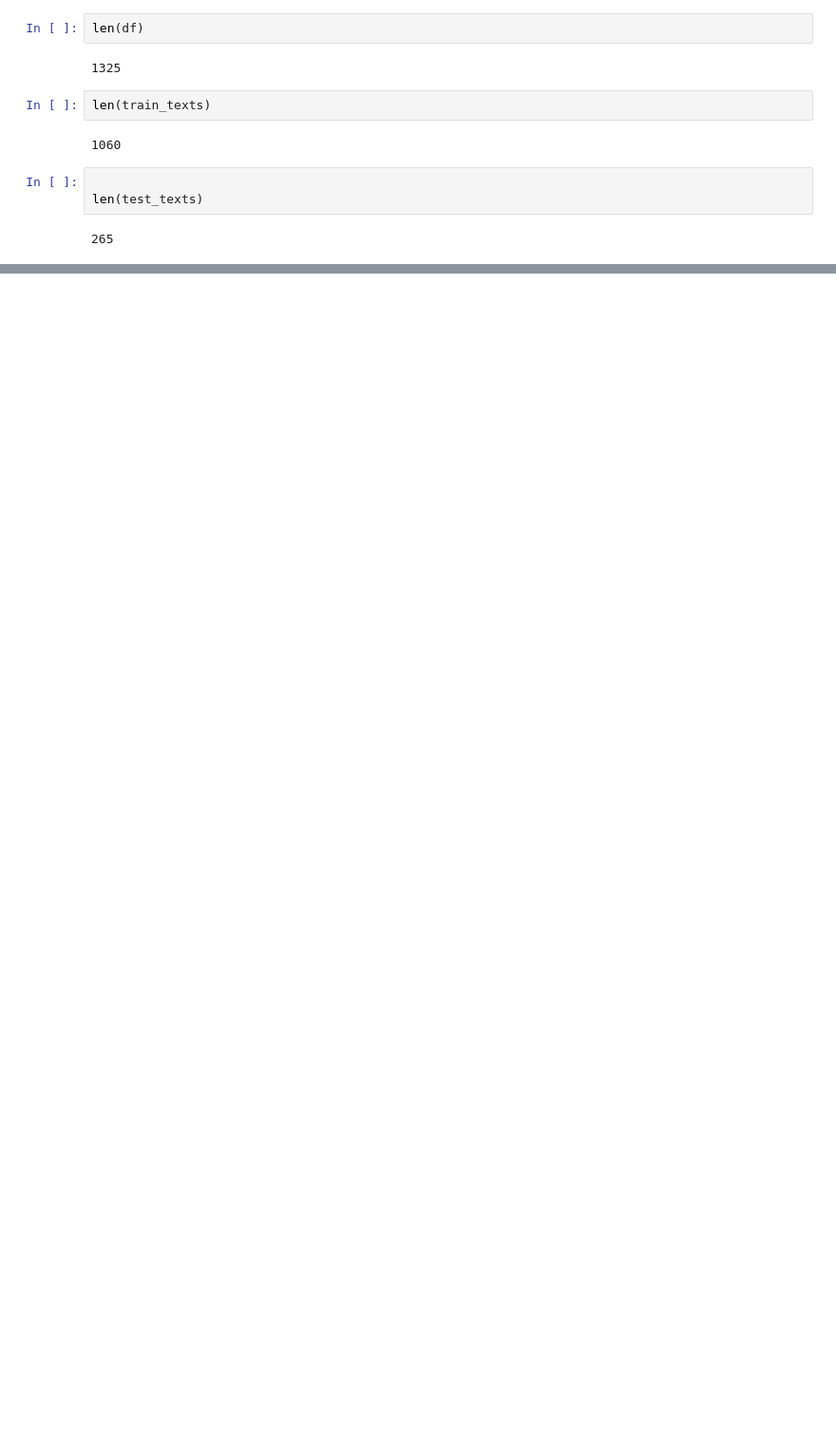
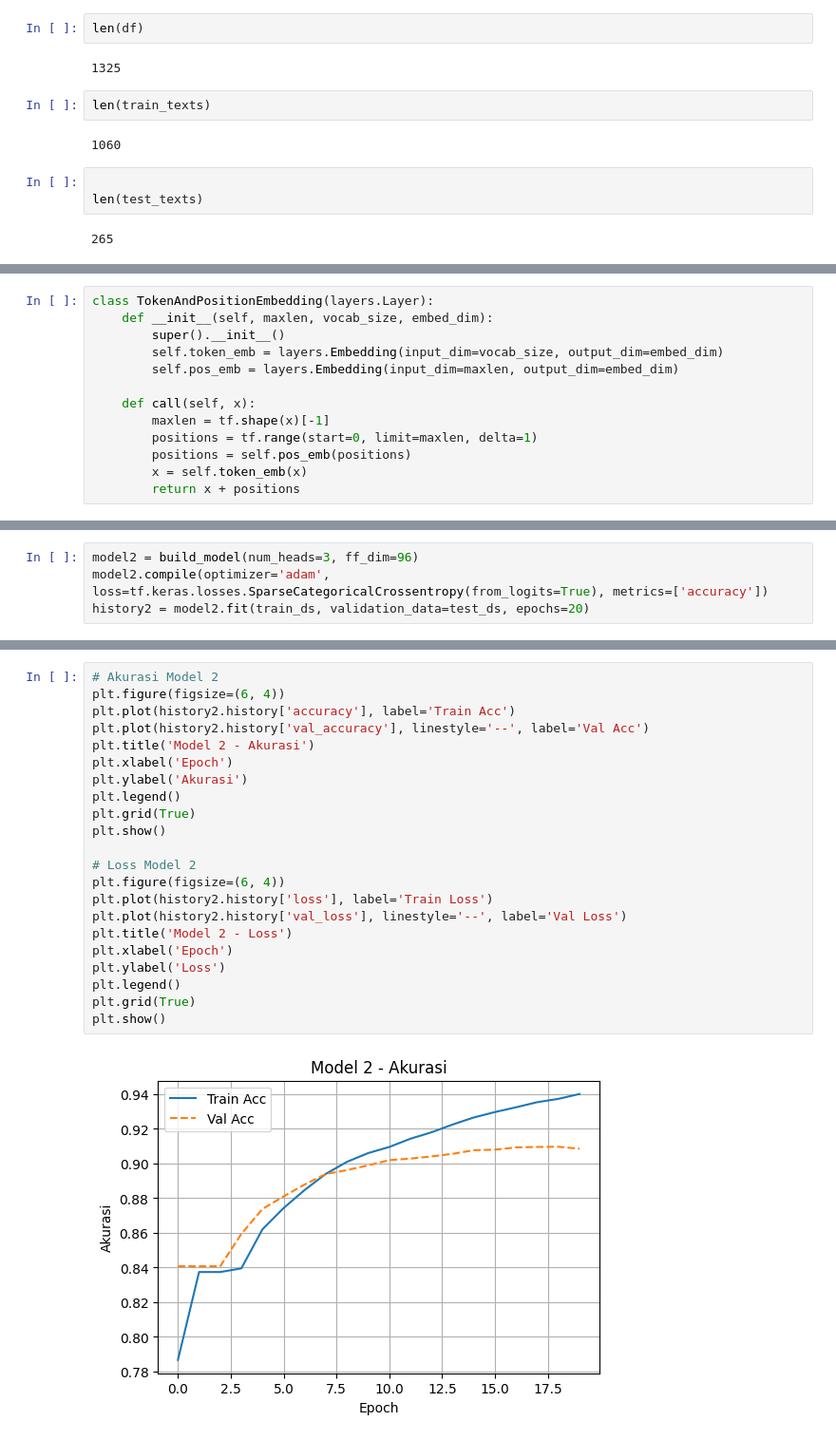
Before and after one commit to Faishal25/tugas_besar_deep_learning, a Jupyter notebook: 23524047_Muhammad_Faishal_Azhar_Suherman_Deep_learning_Tubes.ipynb, the cells around one changed output, grey strips where cells are left out. Shown at 95% size. Drawn from its saved outputs; the diff is of its cells as text; blank space fills up the shorter version.

```diff
--- a/23524047_Muhammad_Faishal_Azhar_Suherman_Deep_learning_Tubes.ipynb
+++ b/23524047_Muhammad_Faishal_Azhar_Suherman_Deep_learning_Tubes.ipynb
@@ -314,0 +217,13 @@ def generateHeadling(start_prompt):
+# %%
+class TokenAndPositionEmbedding(layers.Layer):
+    def __init__(self, maxlen, vocab_size, embed_dim):
+        super().__init__()
+        self.token_emb = layers.Embedding(input_dim=vocab_size, output_dim=embed_dim)
+        self.pos_emb = layers.Embedding(input_dim=maxlen, output_dim=embed_dim)
+
+    def call(self, x):
+        maxlen = tf.shape(x)[-1]
+        positions = tf.range(start=0, limit=maxlen, delta=1)
+        positions = self.pos_emb(positions)
+        x = self.token_emb(x)
+        return x + positions
@@ -314,0 +1001,4 @@ def generateHeadling(start_prompt):
+# %%
+model2 = build_model(num_heads=3, ff_dim=96)
+model2.compile(optimizer='adam', loss=tf.keras.losses.SparseCategoricalCrossentropy(from_logits=True), metrics=['accuracy'])
+history2 = model2.fit(train_ds, validation_data=test_ds, epochs=20)
@@ -377,0 +1183,24 @@ Generated text:
+# %%
+# Akurasi Model 2
+plt.figure(figsize=(6, 4))
+plt.plot(history2.history['accuracy'], label='Train Acc')
+plt.plot(history2.history['val_accuracy'], linestyle='--', label='Val Acc')
+plt.title('Model 2 - Akurasi')
+plt.xlabel('Epoch')
+plt.ylabel('Akurasi')
+plt.legend()
+plt.grid(True)
+plt.show()
+
+# Loss Model 2
+plt.figure(figsize=(6, 4))
+plt.plot(history2.history['loss'], label='Train Loss')
+plt.plot(history2.history['val_loss'], linestyle='--', label='Val Loss')
+plt.title('Model 2 - Loss')
+plt.xlabel('Epoch')
+plt.ylabel('Loss')
+plt.legend()
+plt.grid(True)
+plt.show()
+# %% [output]
+[figure, added]
```
Also changed, not shown: parts of 144 cells of this notebook.
